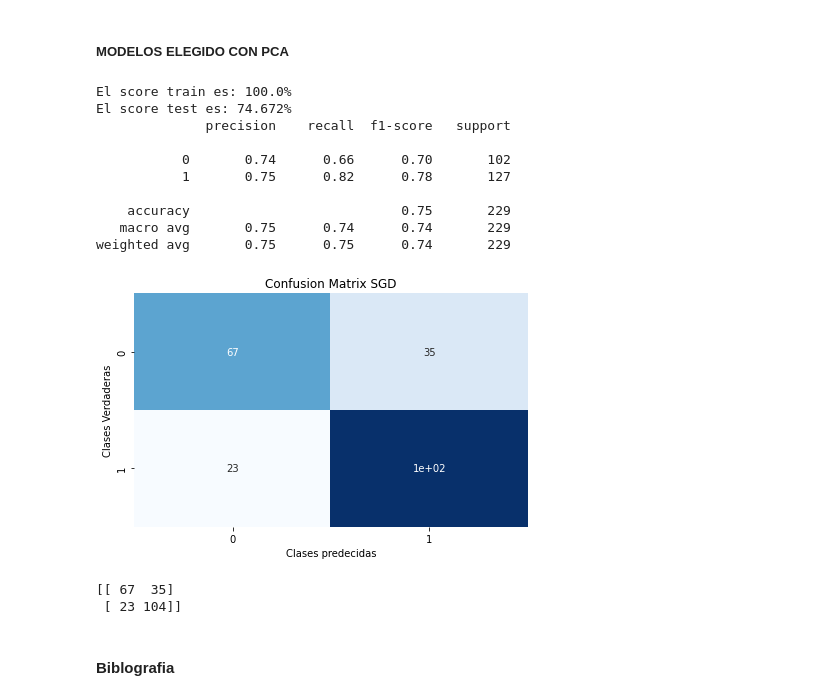
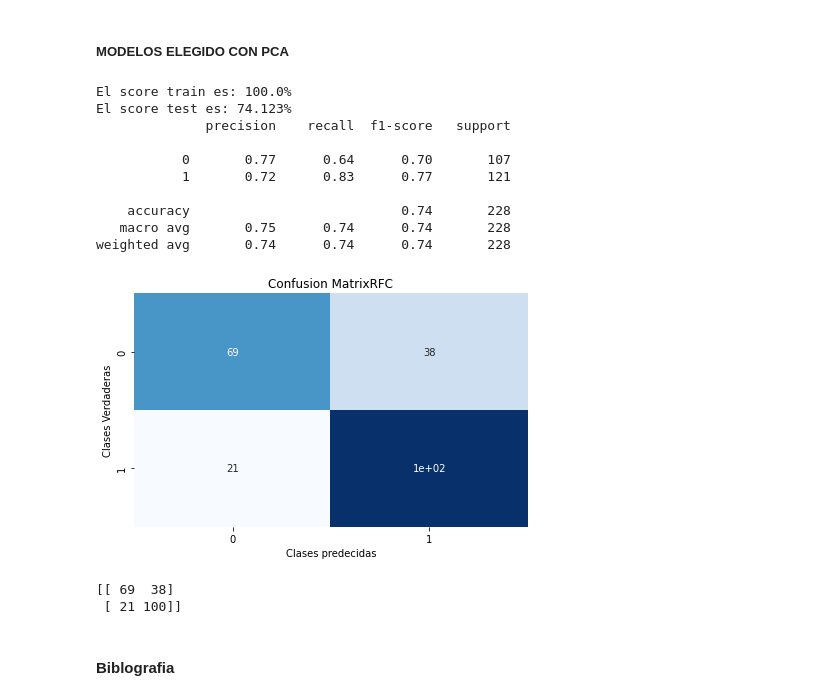
Before and after one commit to Sebas27061234/Python-Intemedio-Trabajo-2022, a Jupyter notebook: Proyecto_Nivel_Intermedio_G06.ipynb, the cells around one changed output. Saved outputs shown, nothing was run; the diff lists cells and outputs as text; code cells hidden in the pictures.

```diff
--- a/Proyecto_Nivel_Intermedio_G06.ipynb
+++ b/Proyecto_Nivel_Intermedio_G06.ipynb
@@ -975,31 +978,31 @@ Imprimiendo los resultados
 # %%
 Xtrain, Xtest, ytrain, ytest = tts(X, y, test_size = 0.2, random_state =42)
 # %%
-Modelo_SGD = SGB(n_estimators=36,max_depth = None, max_features=1,loss = 'deviance',criterion ='squared_error', random_state=42).fit(Xtrain, ytrain)
-ypredtest = Modelo_SGD.predict(Xtest)
-ypredtrain = Modelo_SGD.predict(Xtrain)
-scoretrain = Modelo_SGD.score(Xtrain, ytrain)
-scoretest = Modelo_SGD.score(Xtest, ytest)
+Modelo_RFC = RFC(n_estimators=150,max_depth = None, max_features='auto', random_state=42).fit(Xtrain, ytrain)
+ypredtest = Modelo_RFC.predict(Xtest)
+ypredtrain = Modelo_RFC.predict(Xtrain)
+scoretrain = Modelo_RFC.score(Xtrain, ytrain)
+scoretest = Modelo_RFC.score(Xtest, ytest)
 print(f'El score train es: {scoretrain*100}%')
 print(f'El score test es: {round(scoretest*100,3)}%')
 print(classification_report(ytest, ypredtest))
 # %% [output]
 El score train es: 100.0%
-El score test es: 74.672%
+El score test es: 74.123%
               precision    recall  f1-score   support
 
-           0       0.74      0.66      0.70       102
-           1       0.75      0.82      0.78       127
+           0       0.77      0.64      0.70       107
+           1       0.72      0.83      0.77       121
 
-    accuracy                           0.75       229
-   macro avg       0.75      0.74      0.74       229
-weighted avg       0.75      0.75      0.74       229
+    accuracy                           0.74       228
+   macro avg       0.75      0.74      0.74       228
+weighted avg       0.74      0.74      0.74       228
 # %%
-GrafMatrixConf(' SGD')
+GrafMatrixConf('RFC')
 # %% [output]
-[figure, old version]
+[figure, new version]
-[[ 67  35]
- [ 23 104]]
+[[ 69  38]
+ [ 21 100]]
 # %% [markdown]
 #### Biblografia
 # %% [markdown]
```
Also changed, not shown: parts of 21 cells of this notebook.
